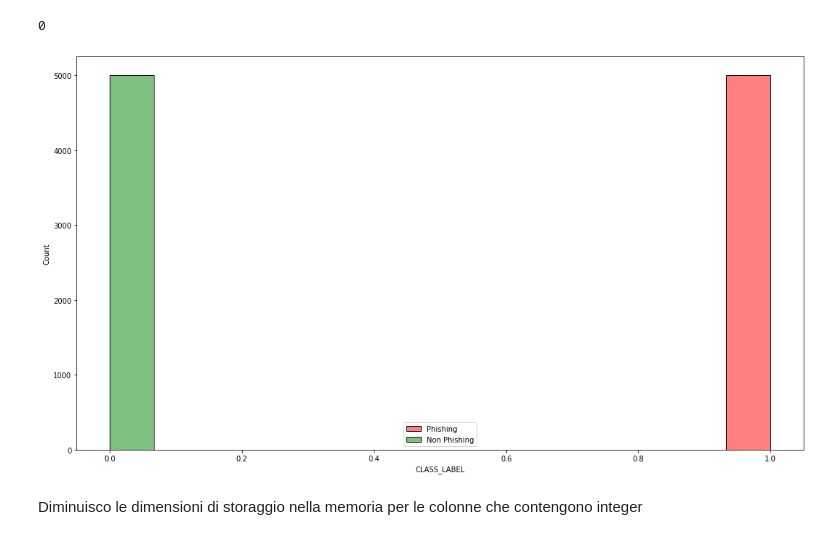
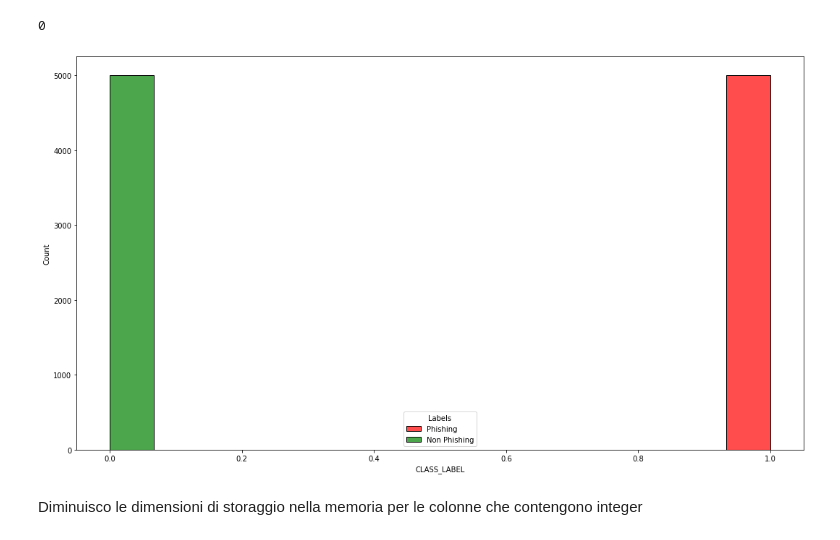
Before and after one commit to MatteoSchifano/Phishing-URL-Classification, a Jupyter notebook: notebooks/phishing.ipynb, the cells around one changed output. Cells and saved outputs as stored; diff of their text form; code cells hidden in the pictures.

```diff
--- a/notebooks/phishing.ipynb
+++ b/notebooks/phishing.ipynb
@@ -58,11 +59,11 @@ df.isna().sum().sum()
 # %%
 palette ={0: "green", 1: "red"}
 
-sns.histplot(df, x='CLASS_LABEL', hue='CLASS_LABEL', palette=palette)
-plt.legend(['Phishing', 'Non Phishing'])
+sns.histplot(df, x='CLASS_LABEL', hue='CLASS_LABEL', palette=palette, alpha=.7)
+plt.legend(['Phishing', 'Non Phishing'], title='Labels')
 plt.show()
 # %% [output]
-[figure, old version]
+[figure, new version]
 # %% [markdown]
 Diminuisco le dimensioni di storaggio nella memoria per le colonne che contengono integer
 # %%
```
Also changed, not shown: parts of 18 cells of this notebook, 1 other file.
